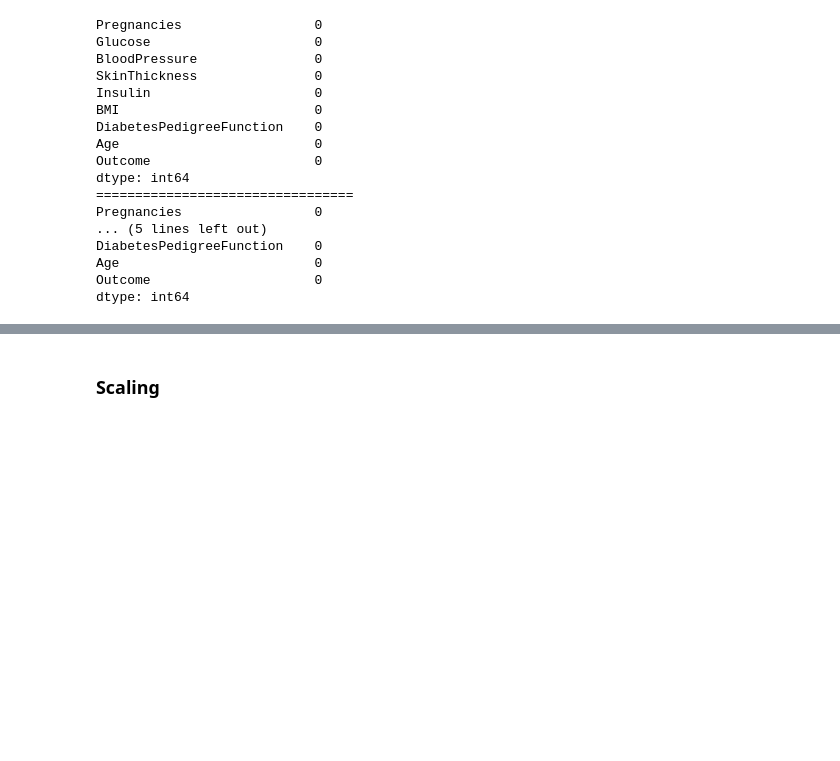
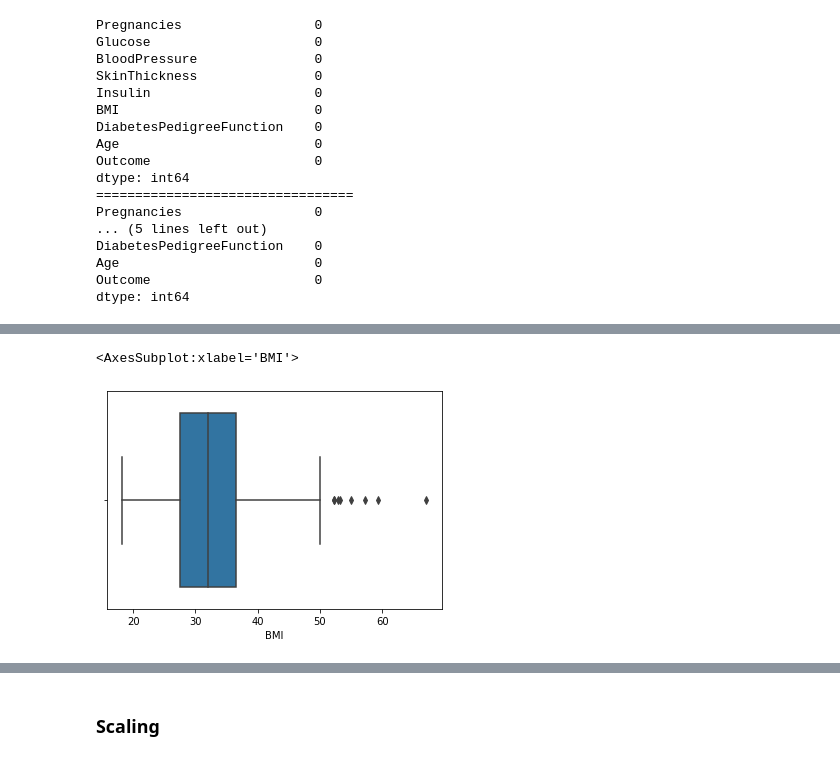
Before and after one commit to Strus01/ML-Sandbox-App, a Jupyter notebook: data_preprocessing/diabetes_preprocessing.ipynb, the cells around one changed output, grey strips where cells are left out. Saved outputs shown, nothing was run; the diff lists cells and outputs as text; code cells hidden in the pictures; blank space fills up the shorter version.

```diff
--- a/data_preprocessing/diabetes_preprocessing.ipynb
+++ b/data_preprocessing/diabetes_preprocessing.ipynb
@@ -235,0 +241,5 @@ fdf.sample(15)
+# %%
+sns.boxplot(x='BMI', data=fdf)
+# %% [output]
+<AxesSubplot:xlabel='BMI'>
+[figure, added]
```
Also changed, not shown: parts of 19 cells of this notebook, 3 other files.
